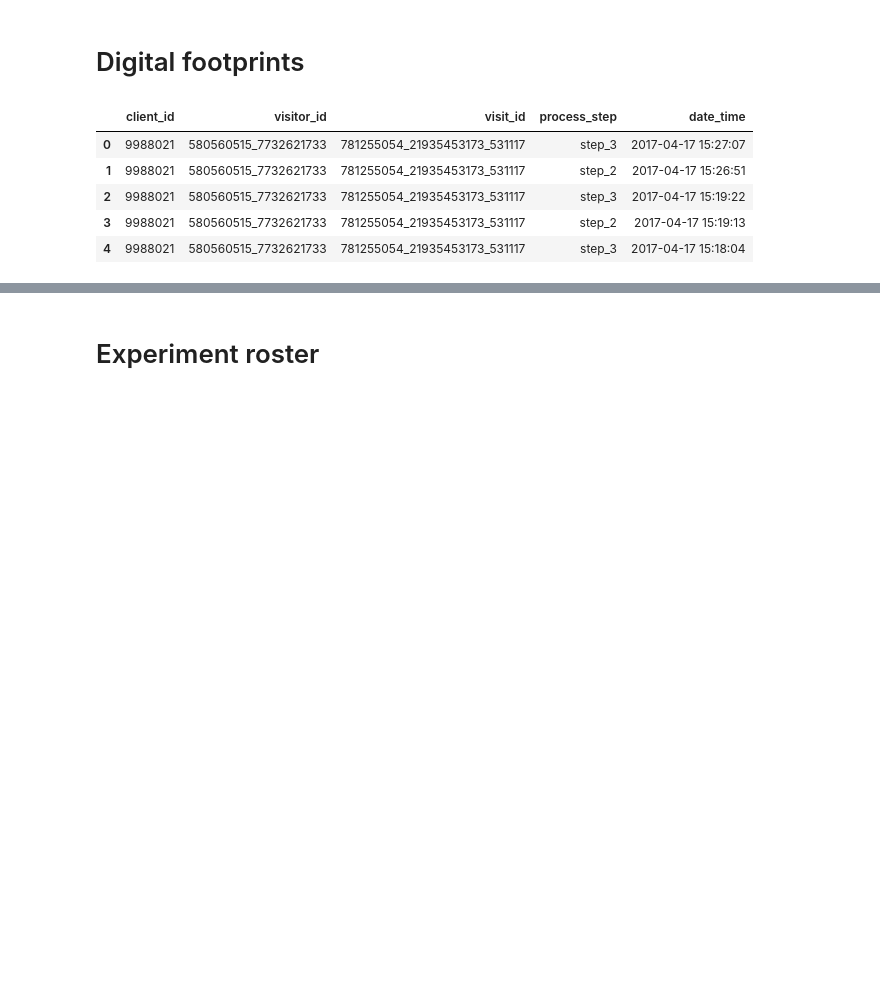
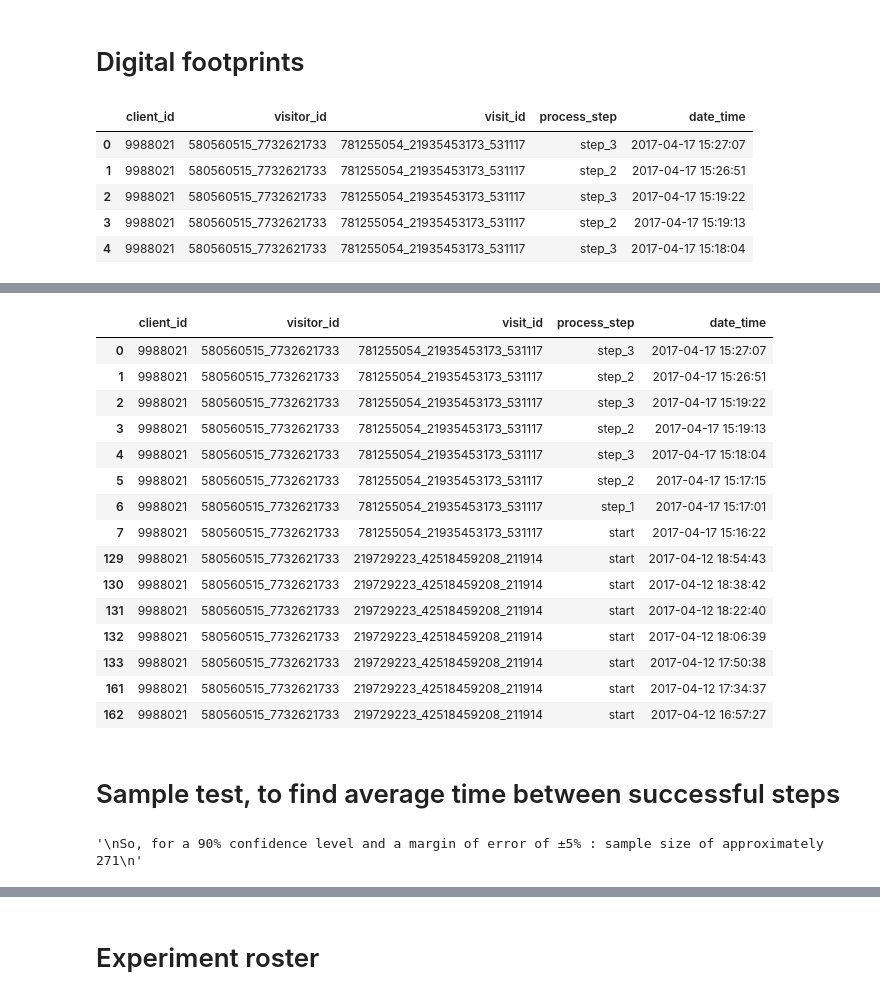
Before and after one commit to dimitsagk/AB_Testing_Analysis, a Jupyter notebook: notebooks/Project_2_02Cleaning+EDA.ipynb, the cells around one changed output, grey strips where cells are left out. Saved outputs shown, nothing was run; the diff lists cells and outputs as text; code cells hidden in the pictures; blank space fills up the shorter version.

Commit message:
Sample test, for identifying time between steps in platform process

```diff
--- a/notebooks/Project_2_02Cleaning+EDA.ipynb
+++ b/notebooks/Project_2_02Cleaning+EDA.ipynb
@@ -365,0 +341,27 @@ visit_duration_in_days[visit_duration_in_days["date_time"] > 3*duration_std]
+# %%
+df_trace[df_trace['client_id'] == '9988021'].sort_values('date_time', ascending=False)
+# %% [output]
+|  | client_id | visitor_id | visit_id | process_step | date_time |
+| 0 | 9988021 | 580560515_7732621733 | 781255054_21935453173_531117 | step_3 | 2017-04-17 15:27:07 |
+| 1 | 9988021 | 580560515_7732621733 | 781255054_21935453173_531117 | step_2 | 2017-04-17 15:26:51 |
+| 2 | 9988021 | 580560515_7732621733 | 781255054_21935453173_531117 | step_3 | 2017-04-17 15:19:22 |
+| 3 | 9988021 | 580560515_7732621733 | 781255054_21935453173_531117 | step_2 | 2017-04-17 15:19:13 |
+| 4 | 9988021 | 580560515_7732621733 | 781255054_21935453173_531117 | step_3 | 2017-04-17 15:18:04 |
+| 5 | 9988021 | 580560515_7732621733 | 781255054_21935453173_531117 | step_2 | 2017-04-17 15:17:15 |
+| 6 | 9988021 | 580560515_7732621733 | 781255054_21935453173_531117 | step_1 | 2017-04-17 15:17:01 |
+| 7 | 9988021 | 580560515_7732621733 | 781255054_21935453173_531117 | start | 2017-04-17 15:16:22 |
+| 129 | 9988021 | 580560515_7732621733 | 219729223_42518459208_211914 | start | 2017-04-12 18:54:43 |
+| 130 | 9988021 | 580560515_7732621733 | 219729223_42518459208_211914 | start | 2017-04-12 18:38:42 |
+| 131 | 9988021 | 580560515_7732621733 | 219729223_42518459208_211914 | start | 2017-04-12 18:22:40 |
+| 132 | 9988021 | 580560515_7732621733 | 219729223_42518459208_211914 | start | 2017-04-12 18:06:39 |
+| 133 | 9988021 | 580560515_7732621733 | 219729223_42518459208_211914 | start | 2017-04-12 17:50:38 |
+| 161 | 9988021 | 580560515_7732621733 | 219729223_42518459208_211914 | start | 2017-04-12 17:34:37 |
+| 162 | 9988021 | 580560515_7732621733 | 219729223_42518459208_211914 | start | 2017-04-12 16:57:27 |
+# %% [markdown]
+# Sample test, to find average time between successful steps
+# %%
+'''
+So, for a 90% confidence level and a margin of error of ±5% : sample size of approximately 271
+'''
+# %% [output]
+'\nSo, for a 90% confidence level and a margin of error of ±5% : sample size of approximately 271\n'
```
Also changed, not shown: parts of 52 cells of this notebook.
